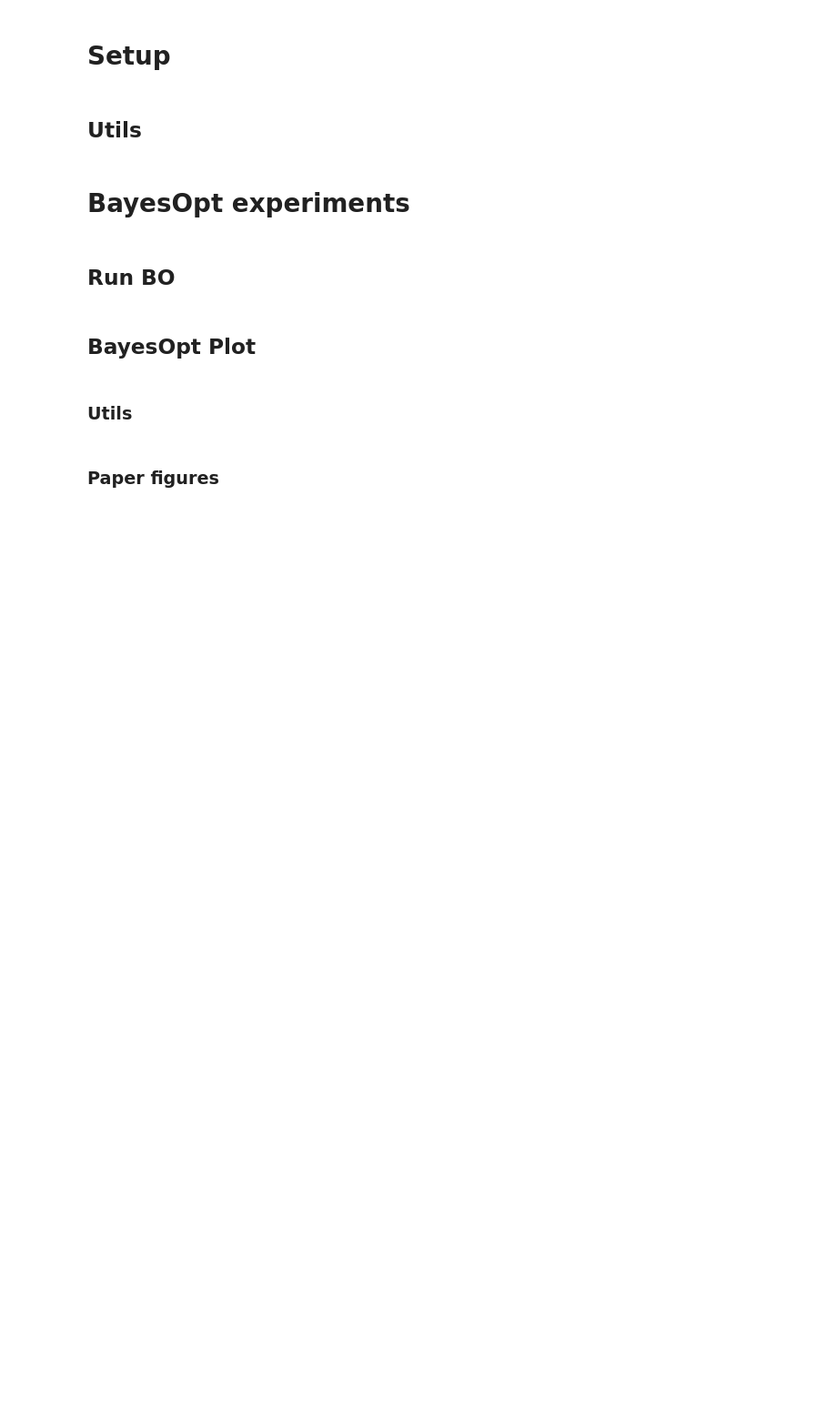
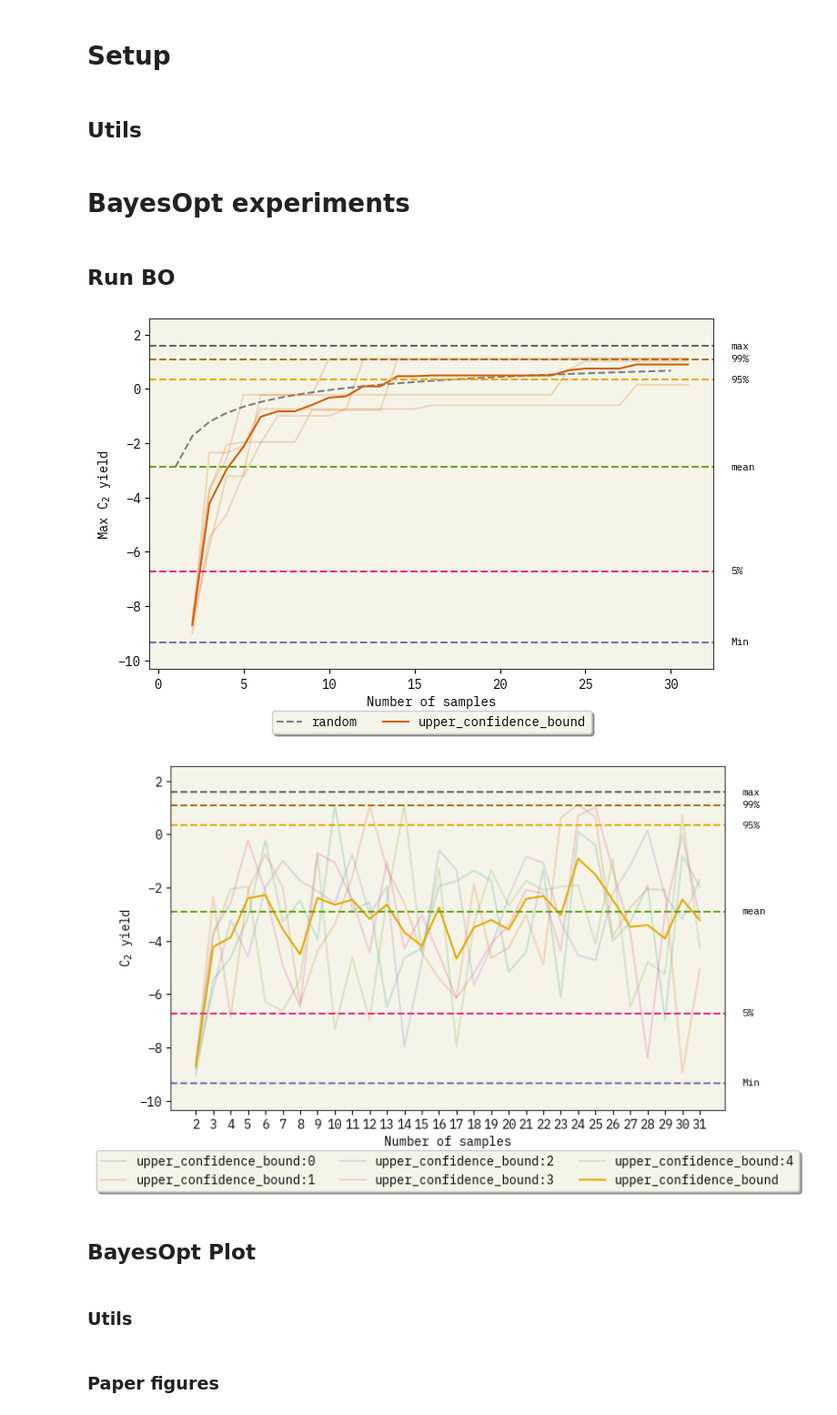
Before and after one commit to ur-whitelab/BO-LIFT, a Jupyter notebook: paper/BO_experiments.ipynb, the cells around one changed output. Shown at 91% size. Saved outputs shown, nothing was run; the diff lists cells and outputs as text; code cells hidden in the pictures; blank space fills up the shorter version.

```diff
--- a/paper/BO_experiments.ipynb
+++ b/paper/BO_experiments.ipynb
@@ -346,6 +365,12 @@ def get_dataset(data: str, M=M):
             raw_data = raw_data[["IUPAC", "measured log(solubility:mol/L)"]]
             x_name = "IUPAC"
             y_name = "measured log(solubility:mol/L)"
+        case "alloy":
+            data_path = "./dataset/processed_with_log_delta_n.csv"
+            raw_data = pd.read_csv(data_path, sep=",")
+            raw_data = raw_data.sample(frac=1).reset_index(drop=True)
+            x_name = "prompt",
+            y_name = "completion",
         case _:
             raise ValueError("Unknown data")
 
@@ -353,7 +378,7 @@ def get_dataset(data: str, M=M):
     indexes = np.random.choice(raw_data.shape[0], int(n_data), replace=False)
 
     print(f"Dataset size: \n\t{n_data}")
-    starts = raw_data.sort_values(by=y_name, ascending=True).head(520).sample(M+initial_train)# np.random.randint(0, len(indexes), M)
+    starts = raw_data.sort_values(by=y_name, ascending=True).head(10).sample(M+initial_train)# np.random.randint(0, len(indexes), M)
     print(f"Start xs: \n\t{starts[x_name].to_list()}")
     print(f"Start ys: \n\t{starts[y_name].to_list()}")
     starts = starts.index
@@ -421,7 +446,7 @@ def read_bkp(path, pool_path, indexes, kwargs):
 # %% [markdown]
 ## Run BO
 # %%
-np.random.seed(10)
+np.random.seed(11)
 
 import warnings
 warnings.filterwarnings('ignore', message='Changing the sparsity structure of a csr_matrix is expensive.*')
@@ -440,7 +465,7 @@ if os.path.exists(inv_system_message_path):
     with open(inv_system_message_path, "r") as f:
         inv_system_message = f.read()
 
-asktell = get_asktell(model, kwargs=kwargs, pool=bolift.Pool(list(pool.sample(5000)))) #, knn=5)
+asktell = get_asktell(model, kwargs=kwargs)# , pool=bolift.Pool(list(pool.sample(5000)))) #, knn=5)
 # %%
 import warnings
 warnings.filterwarnings('ignore', message='Changing the sparsity structure of a csr_matrix is expensive.*')
@@ -448,22 +473,14 @@ warnings.filterwarnings('ignore', message='Input data is not contained to the un
 warnings.filterwarnings('ignore', message='Input data is not standardized.*')
 warnings.filterwarnings('ignore', message="Keyword arguments .* will be ignored because they are not allowed parameters for function .*", category=UserWarning)
 
-for aq in [
-    # 'upper_confidence_bound',
-    # 'random_mean',
-    # 'expected_improvement',
-    # 'log_expected_improvement',
-    # 'probability_of_improvement',
-    # 'greedy',
-    'random'
-    ]:
+for aq in ["random_mean", "upper_confidence_bound", "random"]: #['expected_improvement','log_expected_improvement','probability_of_improvement', 'upper_confidence_bound', 'greedy',"random","random_mean"]:
     print(aq, "start:", end=" ")
     points = []
     for i in range(M):
         print(i, end=",  ")
 
         point = run_experiment(
-            get_asktell(model, kwargs=kwargs, pool=bolift.Pool(list(pool.sample(5000)))), #copy.deepcopy(asktell),
+            copy.deepcopy(asktell),
             pool, # copy.deepcopy(pool)
             raw_data,
             indexes=indexes,
@@ -491,19 +508,12 @@ for aq in [
     #     asktell.save_cache("GPR_ada_embed_cache.csv")
     cloudpickle.dump(bayesOpts, open(path, "wb"))
 cloudpickle.dump(bayesOpts, open(path, "wb"))
-# %%
-d = cloudpickle.load(open("./out/check_random.pkl", "rb"))
 # %%
 # Quick test
 path = "./out/sol_gpt-3.5-turbo_1_1.pkl"
-path = "./out/ocm_gpt-3.5-turbo_1_1_0.1.pkl"
-# path = "./out/ocm_gpt-4-turbo_1_1_0.1.pkl"
-# path = "./out/ocm_gpt-4o_1_1_0.1.pkl"
-# path = "./out/ocm_gpr_1_1_0.1.pkl"
-path = "./out/check_random.pkl"
-title = "gpt-3.5-turbo" #"gpt-3.5-turbo-0125" #f"{path[6:-4]}
-# d = cloudpickle.load(open(path, "rb"))
-d = bayesOpts
+title = "" #"gpt-3.5-turbo-0125" #f"{path[6:-4]}
+d = cloudpickle.load(open(path, "rb"))
+# d = bayesOpts
 data=raw_data[y_name]
 lim=(data.min()-1, data.max()+1)
 
@@ -512,7 +522,7 @@ name = "C$_2$ yield"
 # name = "CO STY"
 
 def plot_config():
-    plt.title(title)
+    # plt.title(title)
     plt.axhline(y=data.max(), color="C15", linestyle="--")
     plt.text(plt.xlim()[1]+1, data.max(), "max", va="center", ha="left", backgroundcolor="w", fontsize=8)
     plt.axhline(y=data.quantile(0.99), color="C14", linestyle="--")
@@ -537,36 +547,39 @@ plt.xlabel("Number of samples")
 plt.ylabel(f"Max {name}")
 
 for i, acq in enumerate(d.keys()):
-    if acq in ["log_expected_improvement", "random", "greedy", "random", "probability_of_improvement"]:
+    if acq in ["log_expected_improvement", "random", "greedy", "random"]:
         continue
     if acq == "random_mean":
         plt.plot(d[acq][0,:,0].astype(int), d[acq][:, :, 1].astype(float).mean(axis=0),
                  label=f"random", color="gray", linestyle="dashed")
     else:
         for j in range(M):
             try:
                 plt.plot(d[acq][j,:,1].astype(int), d[acq][j,:, 2].astype(float), alpha=0.2, color=f"C{i}")
             except:
                 continue
         plt.plot(d[acq][0,:,1].astype(int), d[acq][:, :, 2].astype(float).mean(axis=0), label=acq, color=f"C{i}")
 plot_config()
 # plt.ylim(-6, 2)
 plt.savefig(f"./out/figs/bo_{title}.png")
 plt.show()
 
 # Plot current values on each iteration
 plt.figure(figsize=(8,5))
 plt.xlabel("Number of samples")
 plt.ylabel(f"{name}")
 for acq in d.keys():
-    if acq in ["random_mean", "log_expected_improvement", "random", "greedy", "random","probability_of_improvement"]:
+    if acq in ["random_mean", "log_expected_improvement", "random", "greedy", "random"]:
         continue
     else:
         for i in range(M):
             plt.plot(d[acq][i,:,1], d[acq][i, :, 3].astype(float), label=f"{acq}:{i}", alpha=0.2)
         plt.plot(d[acq][0,:,1], d[acq][:, :, 3].astype(float).mean(axis=0), label=f"{acq}")
 plot_config()
 plt.show()
+# %% [output]
+[figure, added]
+[figure, added]
 # %%
 for key, value in d.items():
     print(key, value.shape)
```
Also changed, not shown: parts of 29 cells of this notebook, 20 other files.
